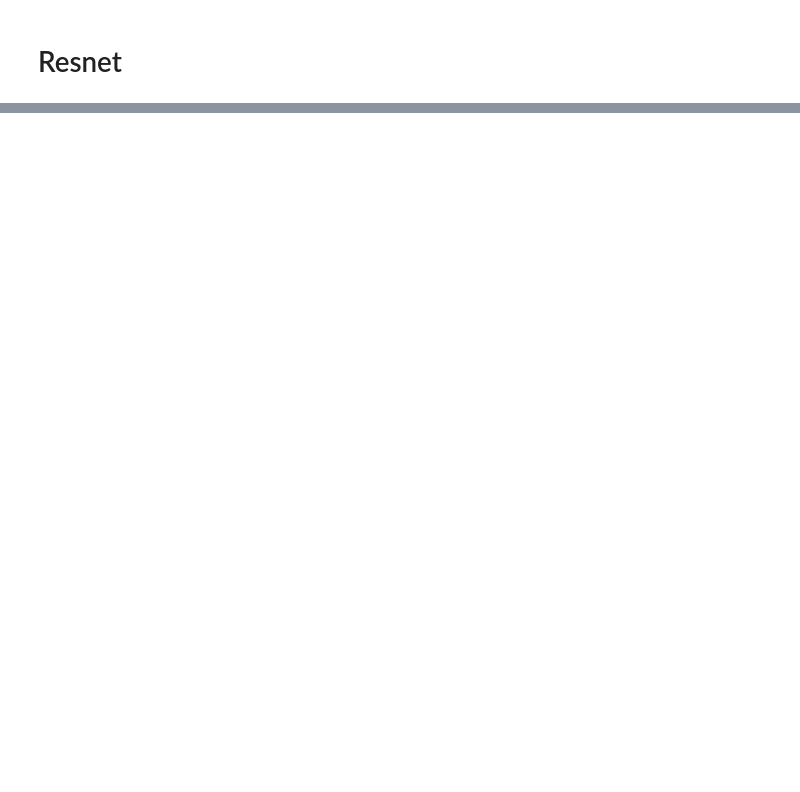
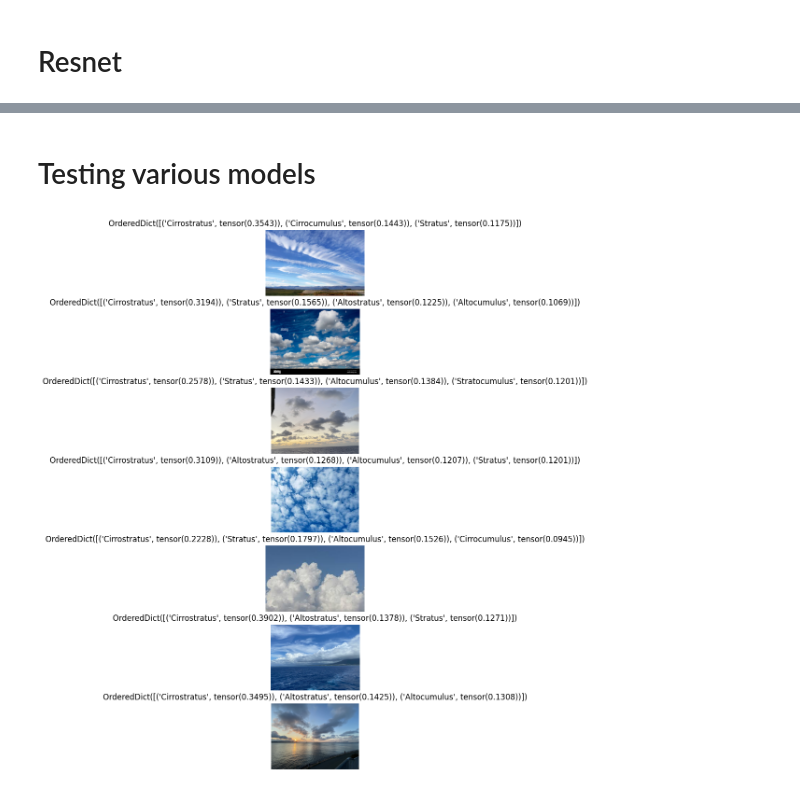
Before and after one commit to nightsky737/CloudBot, a Jupyter notebook: models/clouds.ipynb, the cells around one changed output, grey strips where cells are left out. Saved outputs shown, nothing was run; the diff lists cells and outputs as text; code cells hidden in the pictures; blank space fills up the shorter version.

```diff
--- a/models/clouds.ipynb
+++ b/models/clouds.ipynb
@@ -331,0 +284,6 @@ tensor(0.2382)
+# %%
+img = Image.open("IMG_8312.jpeg")
+img = Image.open("data/cloud_data/Ac/Ac-N002.jpg")
+preds = resnet(torch.unsqueeze(resnet_transforms(img).to('cuda'), dim=0))
+print(torch.softmax(preds, dim=1))
+print(h_labels[torch.argmax(preds, dim=1)])
@@ -331,0 +310,10 @@ tensor(0.2382)
+# %% [markdown]
+# Testing various models
+# %%
+
+
+files_list = []
+
+for root, dirs, files in os.walk("model_test_data"):
+    for file in files:
+        files_list.append(Image.open("model_test_data/" + str(file)))
@@ -331,0 +332,33 @@ tensor(0.2382)
+# %%
+def pred_n_plot(model_fp):
+
+
+    model = models.resnet152(pretrained=False)
+    model.fc = nn.Linear(model.fc.in_features, 11)
+
+    model.load_state_dict(torch.load(model_fp, map_location=torch.device('cpu')))
+
+    fig, axes = plt.subplots(len(files_list), figsize=(5, 15))
+
+    for i in range(len(files_list)):
+        axes[i].set_axis_off()
+        axes[i].imshow(files_list[i])
+
+        with torch.no_grad():
+            preds = predict(model, files_list[i])
+            # axes[i].set_title(human_labels[torch.argmax(preds)]) #resnet expects batch.
+            axes[i].set_title(preds) #resnet expects batch.
+
+    fig.show()
+# %%
+#Testing all w/ no norm:
+# pred_n_plot("resnet_notransformslayer2.pth") thinks all is cirrostratus
+# pred_n_plot("resnet2.pth") not v confident on anything
+# pred_n_plot("resnet_notransformslayer1.pth") # everything is stratus or cirrostratus
+# pred_n_plot("resnet_attempt_finallayer4.pth") #No, everything is not, in fact cirrostratus
+# pred_n_plot("resnet_finallayer2.pth") #Again, everything is cirrostratus
+# pred_n_plot("resnet2 (2).pth")
+# pred_n_plot("resnet2anotherone.pth") fuck no not everything is cs
+pred_n_plot("resnet_attempt_final1.pth")
+# %% [output]
+[figure, added]
```
Also changed, not shown: parts of 34 cells of this notebook, 24 other files.
